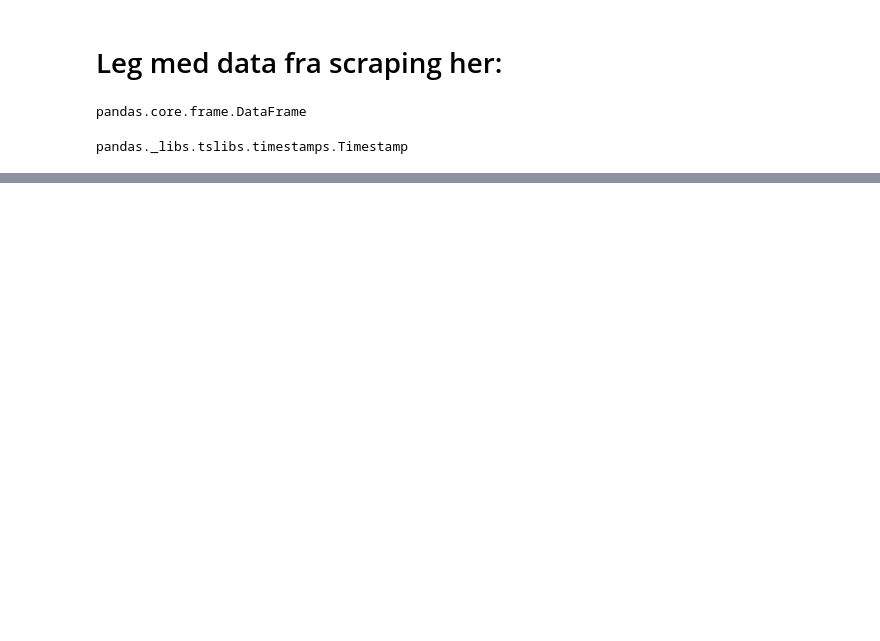
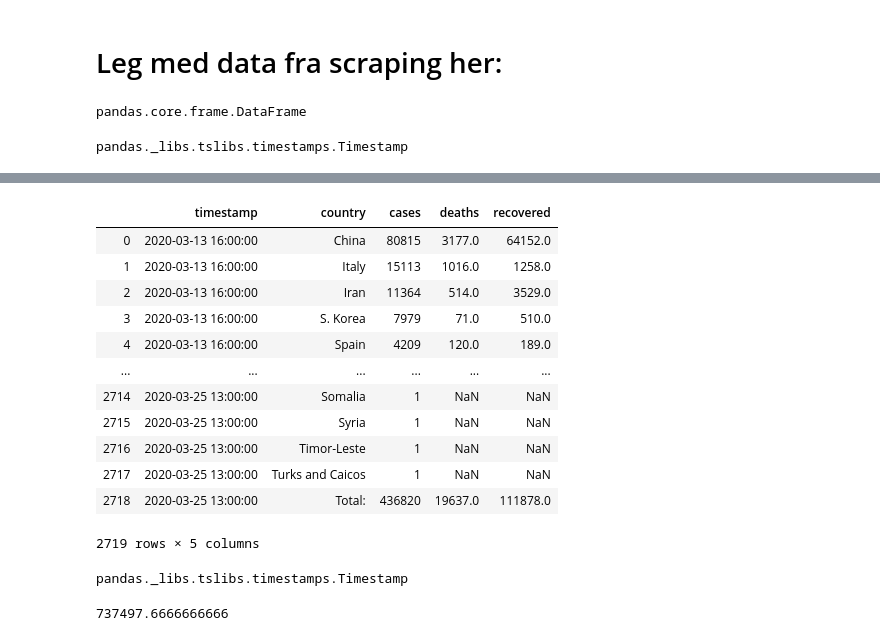
Before and after one commit to annatbj/coronacraze, a Jupyter notebook: Coronastatistics.ipynb, the cells around one changed output, grey strips where cells are left out. Cells and saved outputs as stored; diff of their text form; code cells hidden in the pictures; blank space fills up the shorter version.

Commit message:
changed seconds to zero etc

```diff
--- a/Coronastatistics.ipynb
+++ b/Coronastatistics.ipynb
@@ -176,0 +226,27 @@ SyntaxError: invalid syntax (<ipython-input-26-113477c23415>, line 1)
+# %%
+withoutsecondslist=[]
+for element in dfstats["timestamp"]:
+    zero=element.replace(minute=0,second=0,microsecond=0)
+    withoutsecondslist.append(zero)
+# %%
+dfstats.update({"timestamp":withoutsecondslist})
+# %%
+dfstats
+# %% [output]
+|  | timestamp | country | cases | deaths | recovered |
+| 0 | 2020-03-13 16:00:00 | China | 80815 | 3177.0 | 64152.0 |
+| 1 | 2020-03-13 16:00:00 | Italy | 15113 | 1016.0 | 1258.0 |
+| 2 | 2020-03-13 16:00:00 | Iran | 11364 | 514.0 | 3529.0 |
+| 3 | 2020-03-13 16:00:00 | S. Korea | 7979 | 71.0 | 510.0 |
+| 4 | 2020-03-13 16:00:00 | Spain | 4209 | 120.0 | 189.0 |
+| ... | ... | ... | ... | ... | ... |
+| 2714 | 2020-03-25 13:00:00 | Somalia | 1 | NaN | NaN |
+| 2715 | 2020-03-25 13:00:00 | Syria | 1 | NaN | NaN |
+| 2716 | 2020-03-25 13:00:00 | Timor-Leste | 1 | NaN | NaN |
+| 2717 | 2020-03-25 13:00:00 | Turks and Caicos | 1 | NaN | NaN |
+| 2718 | 2020-03-25 13:00:00 | Total: | 436820 | 19637.0 | 111878.0 |
+2719 rows × 5 columns
+# %%
+type(dfstats["timestamp"][1])
+# %% [output]
+pandas._libs.tslibs.timestamps.Timestamp
@@ -176,0 +255,5 @@ SyntaxError: invalid syntax (<ipython-input-26-113477c23415>, line 1)
+# %%
+tester=pltdates.date2num(dfstats["timestamp"][1])
+tester
+# %% [output]
+737497.6666666666
```
Also changed, not shown: parts of 27 cells of this notebook.
